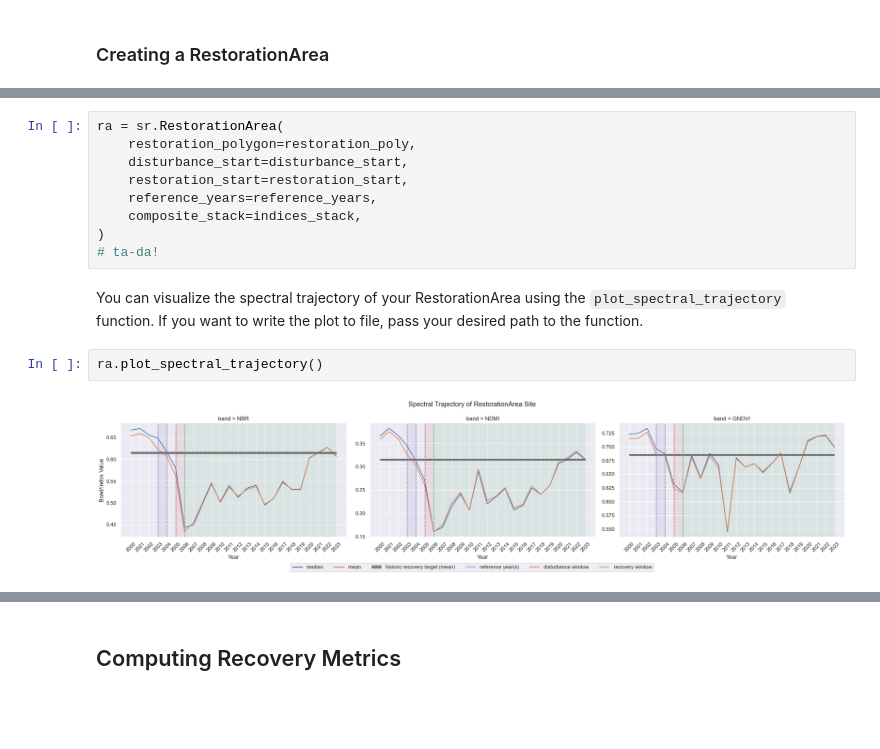
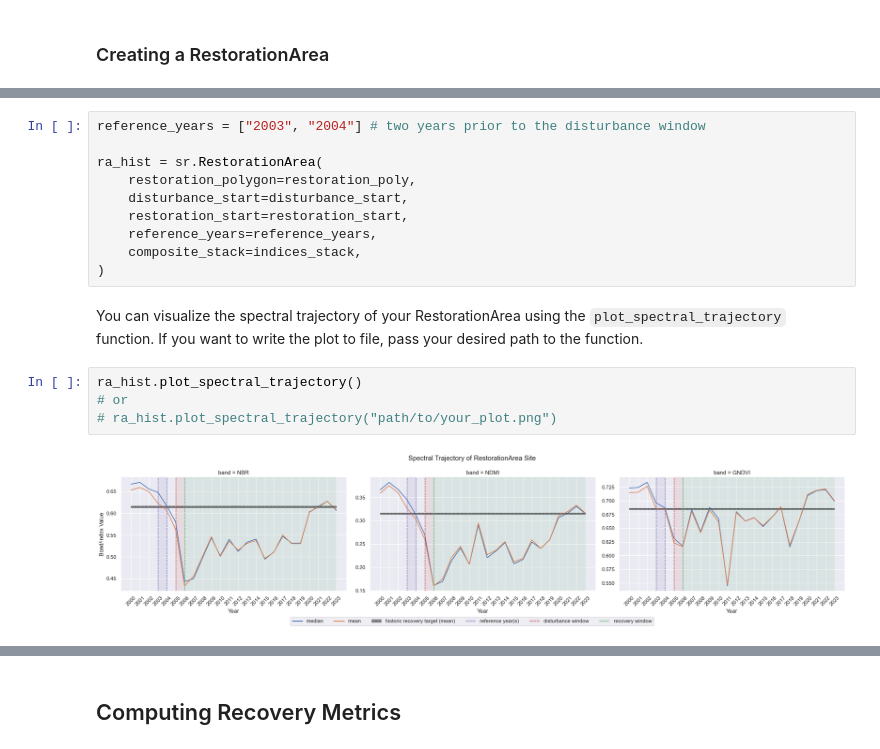
Before and after one commit to PEOPLE-ER/spectral-recovery, a Jupyter notebook: docs/overview_API.ipynb, the cells around one changed output, grey strips where cells are left out. Drawn from its saved outputs; the diff is of its cells as text; blank space fills up the shorter version.

```diff
--- a/docs/overview_API.ipynb
+++ b/docs/overview_API.ipynb
@@ -85,15 +128,18 @@ Now that we've prepped our input, we can create a RestorationArea and are one st
 # %%
-ra = sr.RestorationArea(
+reference_years = ["2003", "2004"] # two years prior to the disturbance window
+
+ra_hist = sr.RestorationArea(
     restoration_polygon=restoration_poly,
     disturbance_start=disturbance_start,
     restoration_start=restoration_start,
     reference_years=reference_years,
     composite_stack=indices_stack,
 )
-# ta-da!
 # %% [markdown]
 You can visualize the spectral trajectory of your RestorationArea using the `plot_spectral_trajectory` function. If you want to write the plot to file, pass your desired path to the function.
-# %%
-ra.plot_spectral_trajectory()
-# %% [output]
-[figure, removed]
+# %%
+ra_hist.plot_spectral_trajectory()
+# or
+# ra_hist.plot_spectral_trajectory("path/to/your_plot.png")
+# %% [output]
+[figure, added]
```
Also changed, not shown: parts of 14 cells of this notebook.
